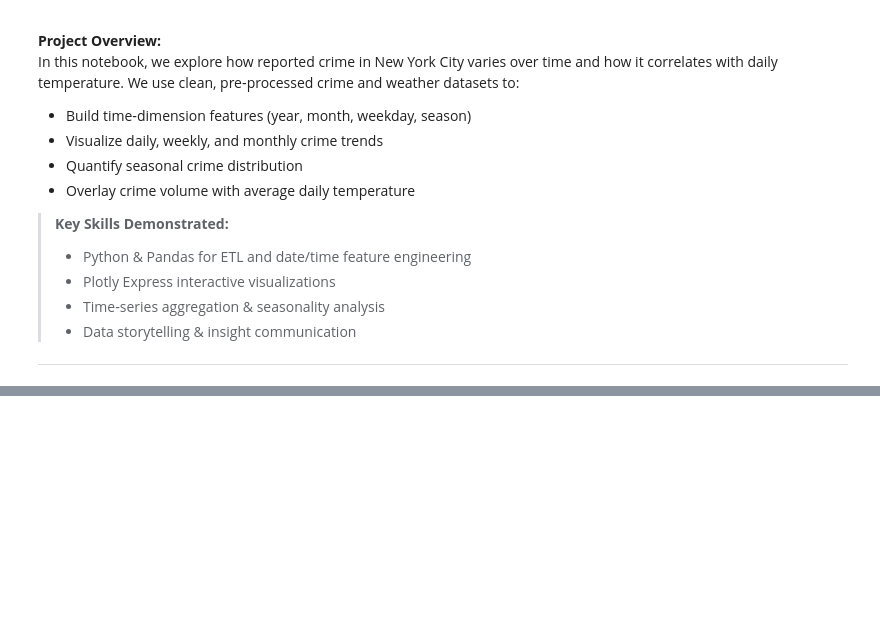
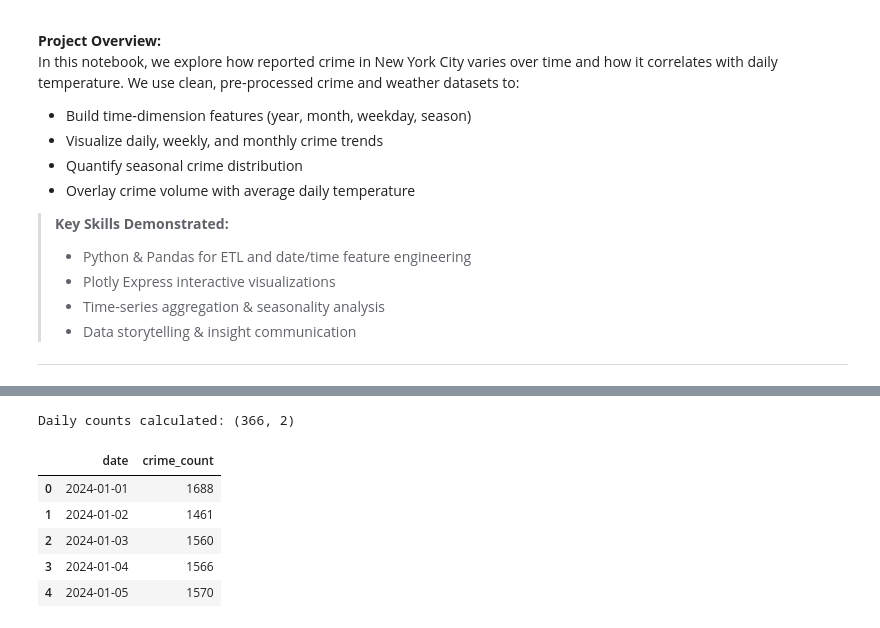
Before and after one commit to Vinicius-Mangueira/nyc-crime-climate-analysis, a Jupyter notebook: notebooks/03_temporal_analysis.ipynb, the cells around one changed output, grey strips where cells are left out. Saved outputs shown, nothing was run; the diff lists cells and outputs as text; code cells hidden in the pictures; blank space fills up the shorter version.

```diff
--- a/notebooks/03_temporal_analysis.ipynb
+++ b/notebooks/03_temporal_analysis.ipynb
@@ -127,0 +234,18 @@ fig.show()
+# %%
+# -- Compute daily crime counts so we can merge on 'date' --
+daily_counts = (
+    df_crime
+      .groupby('date')         # make sure df_crime['date'] exists!
+      .size()                  # count the number of incidents per day
+      .reset_index(name='crime_count')
+)
+print("Daily counts calculated:", daily_counts.shape)
+daily_counts.head()
+# %% [output]
+Daily counts calculated: (366, 2)
+|  | date | crime_count |
+| 0 | 2024-01-01 | 1688 |
+| 1 | 2024-01-02 | 1461 |
+| 2 | 2024-01-03 | 1560 |
+| 3 | 2024-01-04 | 1566 |
+| 4 | 2024-01-05 | 1570 |
```
Also changed, not shown: parts of 10 cells of this notebook, 3 other files.
